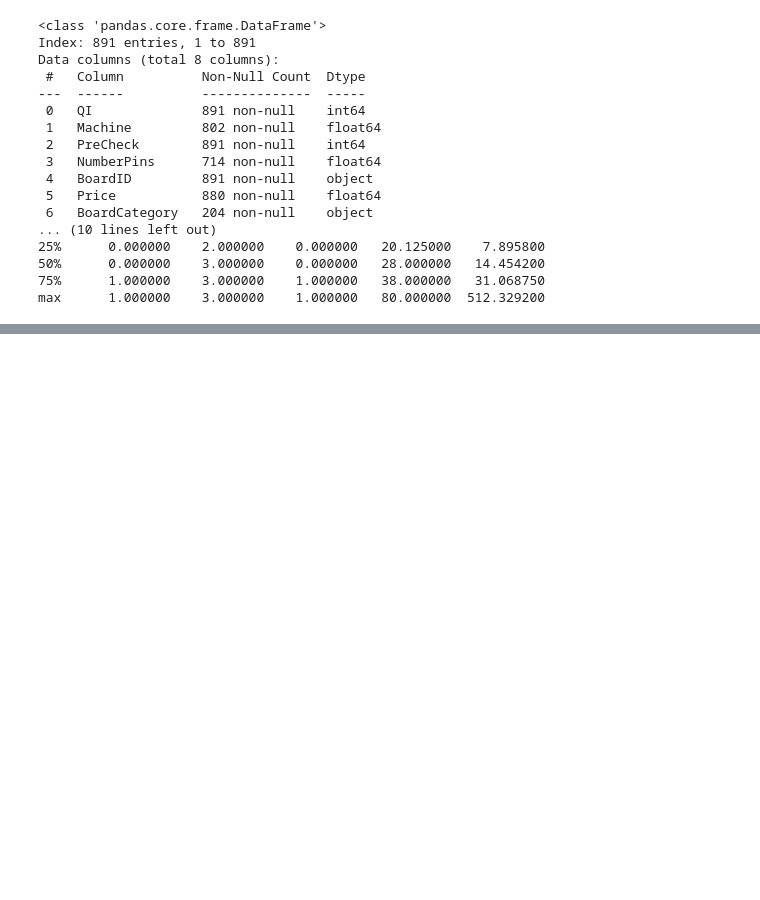
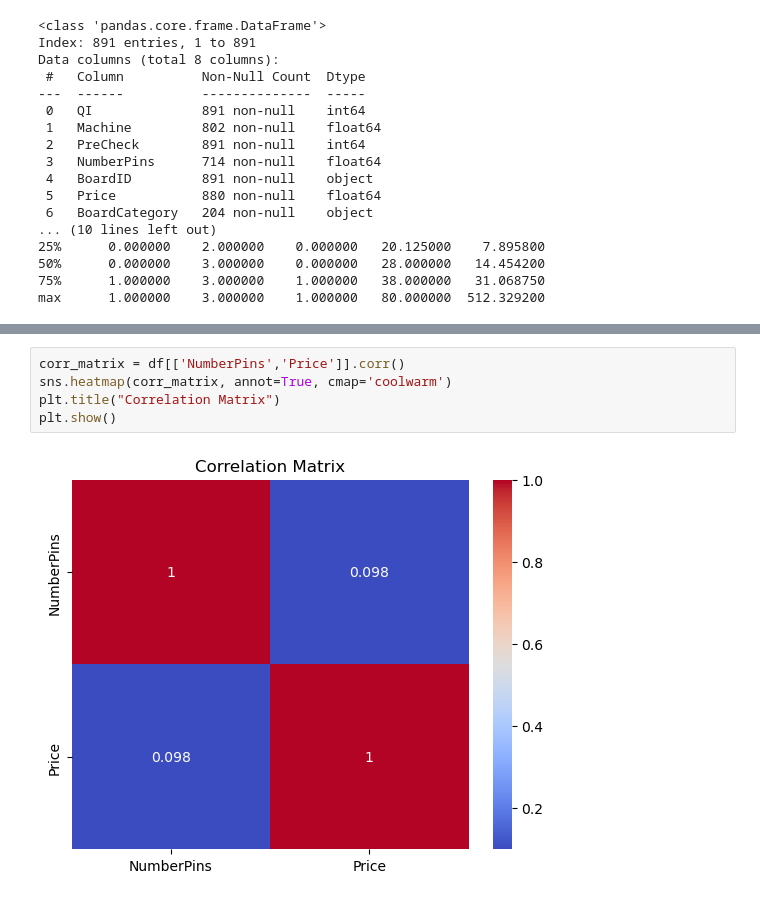
Before and after one commit to alexander385/datascience_health, a Jupyter notebook: health.ipynb, the cells around one changed output, grey strips where cells are left out. Drawn from its saved outputs; the diff is of its cells as text; blank space fills up the shorter version.

```diff
--- a/health.ipynb
+++ b/health.ipynb
@@ -98,0 +155,7 @@ max       NaN      NaN       NaN   80.000000     NaN  512.329200
+# %%
+corr_matrix = df[['NumberPins','Price']].corr()
+sns.heatmap(corr_matrix, annot=True, cmap='coolwarm')
+plt.title("Correlation Matrix")
+plt.show()
+# %% [output]
+[figure, added]
```
Also changed, not shown: parts of 10 cells of this notebook.
